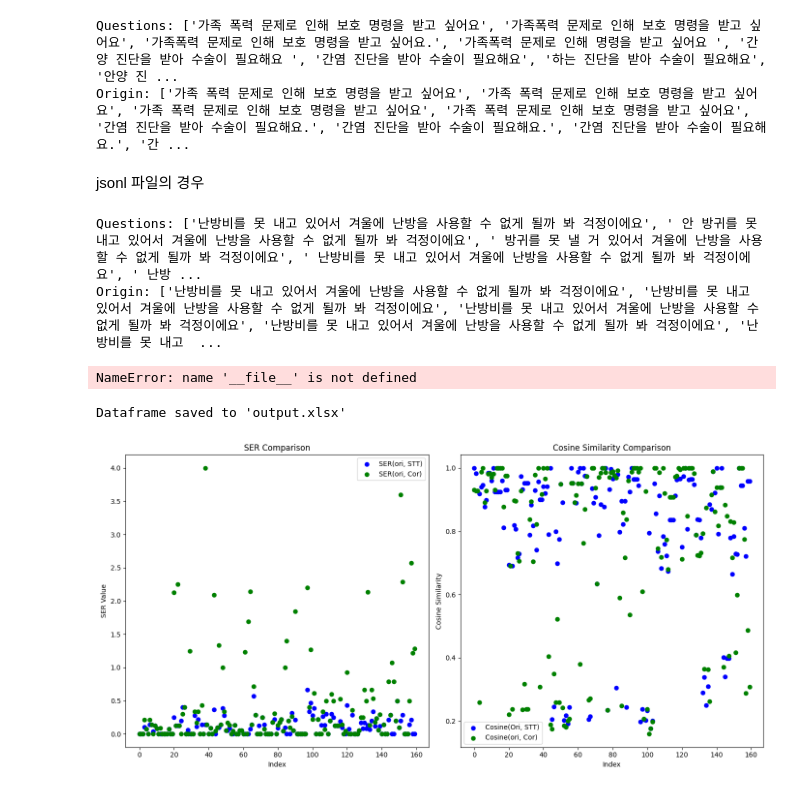
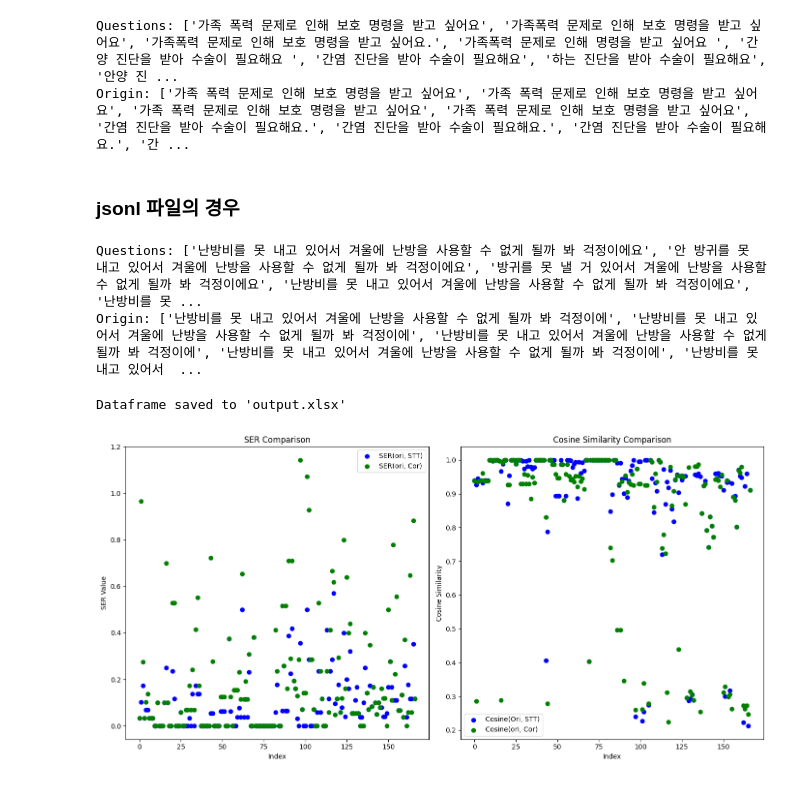
Before and after one commit to CSID-DGU/2024-1-CECD1-PM4-7, a Jupyter notebook: src/tuning/gpt_3.5_finetune_code.ipynb, the cells around one changed output. Saved outputs shown, nothing was run; the diff lists cells and outputs as text; code cells hidden in the pictures.

```diff
--- a/src/tuning/gpt_3.5_finetune_code.ipynb
+++ b/src/tuning/gpt_3.5_finetune_code.ipynb
@@ -89,7 +91,7 @@ print("Origin:", origins)
 Questions: ['가족 폭력 문제로 인해 보호 명령을 받고 싶어요', '가족폭력 문제로 인해 보호 명령을 받고 싶어요', '가족폭력 문제로 인해 보호 명령을 받고 싶어요.', '가족폭력 문제로 인해 명령을 받고 싶어요 ', '간양 진단을 받아 수술이 필요해요 ', '간염 진단을 받아 수술이 필요해요', '하는 진단을 받아 수술이 필요해요', '안양 진 ...
 Origin: ['가족 폭력 문제로 인해 보호 명령을 받고 싶어요', '가족 폭력 문제로 인해 보호 명령을 받고 싶어요', '가족 폭력 문제로 인해 보호 명령을 받고 싶어요', '가족 폭력 문제로 인해 보호 명령을 받고 싶어요', '간염 진단을 받아 수술이 필요해요.', '간염 진단을 받아 수술이 필요해요.', '간염 진단을 받아 수술이 필요해요.', '간 ...
 # %% [markdown]
-jsonl 파일의 경우
+### jsonl 파일의 경우
 # %%
 import json
 
@@ -106,15 +108,15 @@ with open(file_path, 'r', encoding='utf-8-sig') as file:
         data = json.loads(line)
         for message in data['messages']:
             if message['role'] == 'user':
-                questions.append(message['content'])
+                questions.append(message['content'].strip())
             elif message['role'] == 'assistant':
-                origins.append(message['content'])
+                origins.append(message['content'].strip())
 
 print("Questions:", questions)
 print("Origin:", origins)
 # %% [output]
-Questions: ['난방비를 못 내고 있어서 겨울에 난방을 사용할 수 없게 될까 봐 걱정이에요', ' 안 방귀를 못 내고 있어서 겨울에 난방을 사용할 수 없게 될까 봐 걱정이에요', ' 방귀를 못 낼 거 있어서 겨울에 난방을 사용할 수 없게 될까 봐 걱정이에요', ' 난방비를 못 내고 있어서 겨울에 난방을 사용할 수 없게 될까 봐 걱정이에요', ' 난방 ...
-Origin: ['난방비를 못 내고 있어서 겨울에 난방을 사용할 수 없게 될까 봐 걱정이에요', '난방비를 못 내고 있어서 겨울에 난방을 사용할 수 없게 될까 봐 걱정이에요', '난방비를 못 내고 있어서 겨울에 난방을 사용할 수 없게 될까 봐 걱정이에요', '난방비를 못 내고 있어서 겨울에 난방을 사용할 수 없게 될까 봐 걱정이에요', '난방비를 못 내고  ...
+Questions: ['난방비를 못 내고 있어서 겨울에 난방을 사용할 수 없게 될까 봐 걱정이에요', '안 방귀를 못 내고 있어서 겨울에 난방을 사용할 수 없게 될까 봐 걱정이에요', '방귀를 못 낼 거 있어서 겨울에 난방을 사용할 수 없게 될까 봐 걱정이에요', '난방비를 못 내고 있어서 겨울에 난방을 사용할 수 없게 될까 봐 걱정이에요', '난방비를 못 ...
+Origin: ['난방비를 못 내고 있어서 겨울에 난방을 사용할 수 없게 될까 봐 걱정이에', '난방비를 못 내고 있어서 겨울에 난방을 사용할 수 없게 될까 봐 걱정이에', '난방비를 못 내고 있어서 겨울에 난방을 사용할 수 없게 될까 봐 걱정이에', '난방비를 못 내고 있어서 겨울에 난방을 사용할 수 없게 될까 봐 걱정이에', '난방비를 못 내고 있어서  ...
 # %%
 messages = [
     [{"role": "user", "content": question}] for question in questions
@@ -122,15 +124,15 @@ messages = [
 # %%
 from openai import OpenAI
 import os
-
-filepath = os.path.abspath(__file__)
-authpath = os.path.join(filepath, '..')
+import sys
+filepath = os.path.dirname("__file__")
+authpath = os.path.abspath(os.path.join(filepath, '..'))
+sys.path.append(authpath)
 
 import auth_
 
-key = auth_.openAIAuth()
+KEY = auth_.openAIAuth()
+client = OpenAI(api_key=KEY)
-# %% [output]
-NameError: name '__file__' is not defined
 # %%
 for message, origin, question in zip(messages, origins, questions):
   response = client.chat.completions.create(
@@ -169,37 +171,37 @@ Dataframe saved to 'output.xlsx'
 import matplotlib.pyplot as plt
 
 # 결과 엑셀 파일 경로
-file_path = '/content/output_5_16.xlsx'
+file_path = 'output.xlsx'
 
 # 엑셀 파일을 읽어 데이터프레임으로 구성
 df = pd.read_excel(file_path)
 
 # 점 그래프 그리기
 plt.figure(figsize=(14, 7))
 
 # SER 점 그래프
 plt.subplot(1, 2, 1)
 plt.scatter(df.index, df['SER(ori, STT)'], label='SER(ori, STT)', color='blue')
 plt.scatter(df.index, df['SER(ori, Cor)'], label='SER(ori, Cor)', color='green')
 plt.xlabel('Index')
 plt.ylabel('SER Value')
 plt.title('SER Comparison')
 plt.legend()
 
 # Cosine 유사도 점 그래프
 plt.subplot(1, 2, 2)
 plt.scatter(df.index, df['Cosine(Ori, STT)'], label='Cosine(Ori, STT)', color='blue')
 plt.scatter(df.index, df['Cosine(ori, Cor)'], label='Cosine(ori, Cor)', color='green')
 plt.xlabel('Index')
 plt.ylabel('Cosine Similarity')
 plt.title('Cosine Similarity Comparison')
 plt.legend()
 
 # 그래프 출력
 plt.tight_layout()
 plt.show()
 # %% [output]
-[figure, old version]
+[figure, new version]
 # %% [markdown]
 출력 예시
 ![image.png](attachment:image.png)
```
Also changed, not shown: parts of 6 cells of this notebook, 12 other files.
